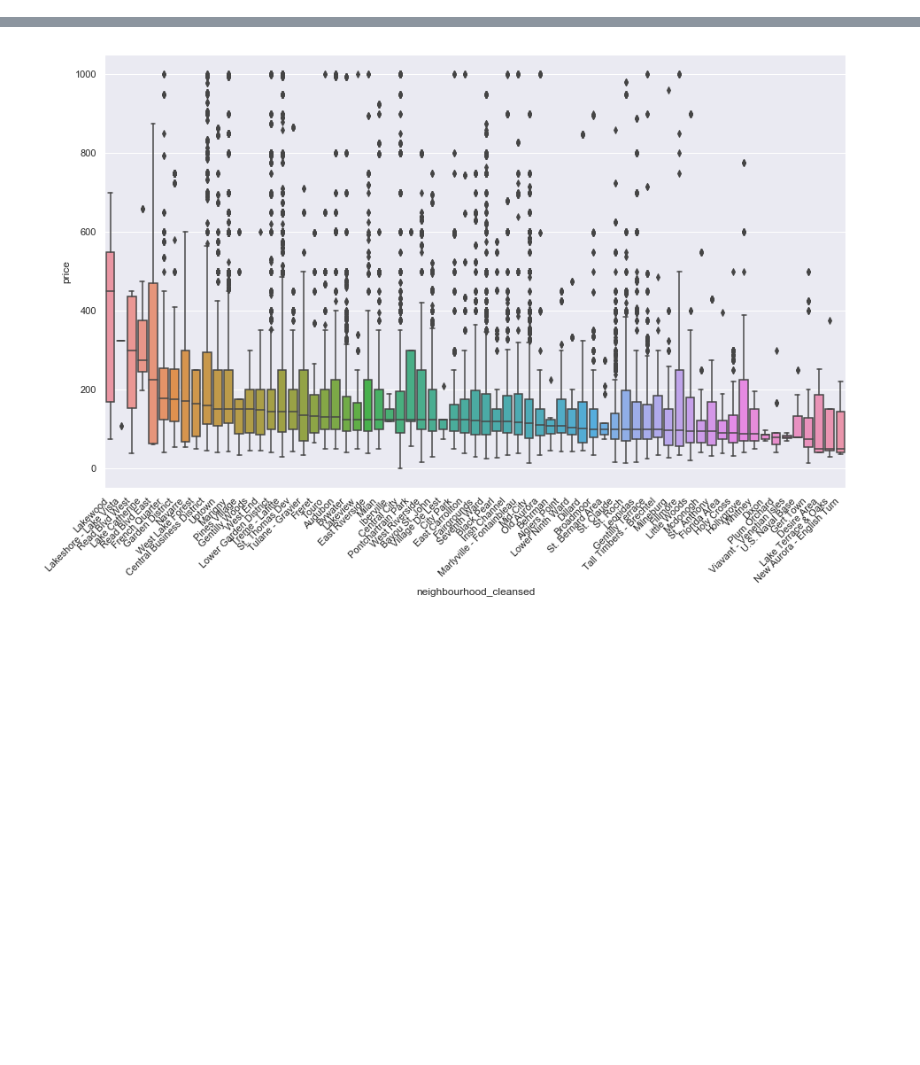
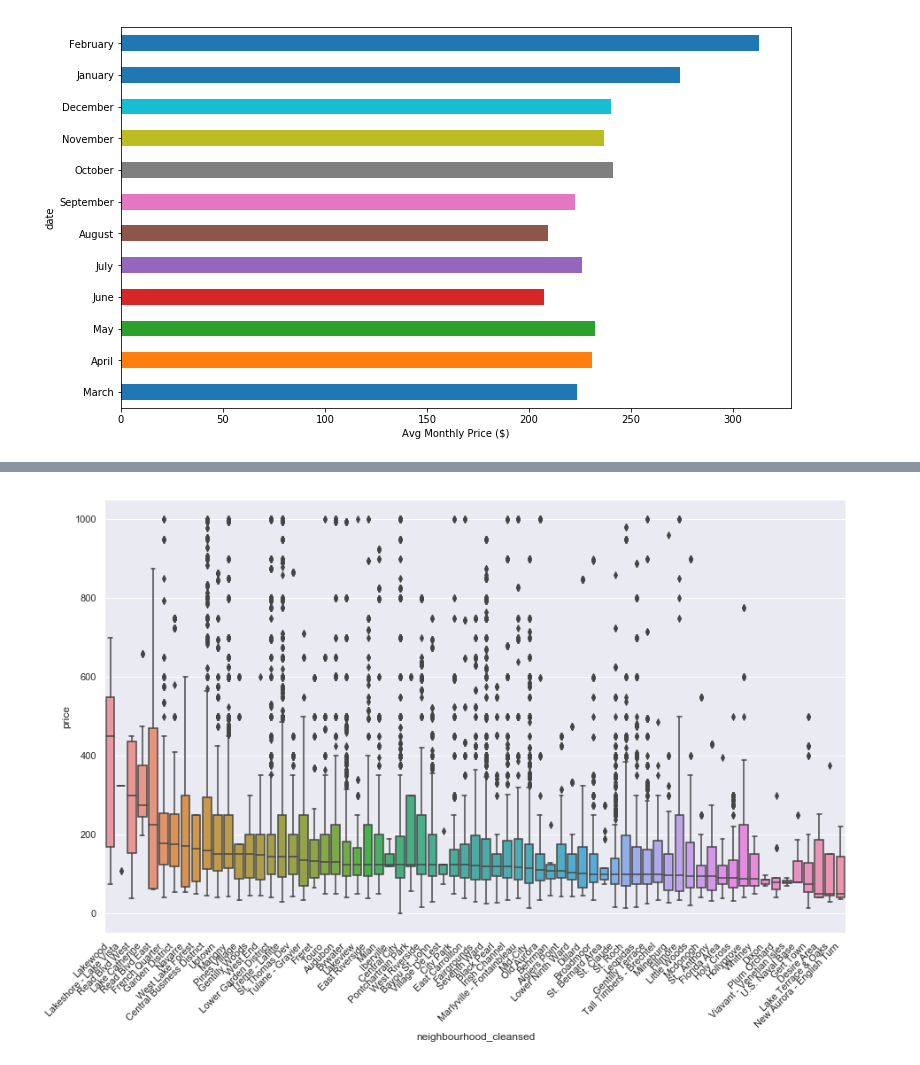
Before and after one commit to LoriHarris/Airbnb_ML, a Jupyter notebook: airbnb_listings.ipynb, the cells around one changed output, grey strips where cells are left out. Saved outputs shown, nothing was run; the diff lists cells and outputs as text; code cells hidden in the pictures; blank space fills up the shorter version.

```diff
--- a/airbnb_listings.ipynb
+++ b/airbnb_listings.ipynb
@@ -5,0 +59,14 @@ import pandas as pd
+# %%
+# Price change over year (by month)
+cal['date'] = pd.to_datetime(cal['date'])
+cal['price'] = cal['price'].str.replace(',','')
+cal['price'] = cal['price'].str.replace('$','')
+cal['price'] = cal['price'].astype(float)
+cal['date'] = pd.to_datetime(cal['date'])
+
+mean_cal_by_mo = cal.groupby(cal['date'].dt.strftime('%B'), sort=False)['price'].mean()
+mean_cal_by_mo.plot (kind='barh', figsize=(12,7))
+plt.xlabel('Avg Monthly Price ($)')
+plt.savefig('price_by_moc_cal.png')
+# %% [output]
+[figure, added]
```
Also changed, not shown: parts of 59 cells of this notebook, 10 other files.
